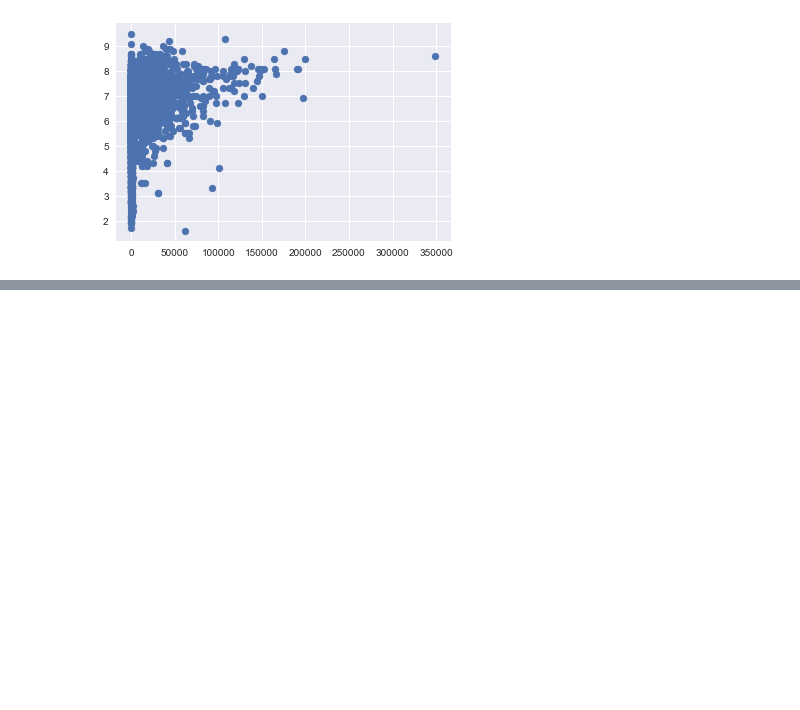
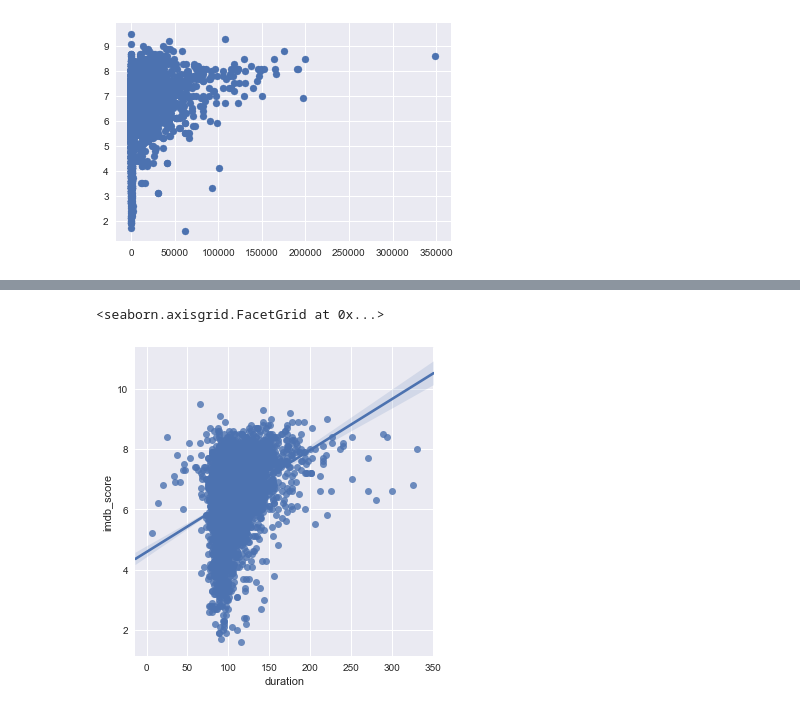
Before and after one commit to chatkausik/First-Capstone-Project, a Jupyter notebook: Capstone_1_movierecmnd_iter_1.ipynb, the cells around one changed output, grey strips where cells are left out. Saved outputs shown, nothing was run; the diff lists cells and outputs as text; code cells hidden in the pictures; blank space fills up the shorter version.

```diff
--- a/Capstone_1_movierecmnd_iter_1.ipynb
+++ b/Capstone_1_movierecmnd_iter_1.ipynb
@@ -476,0 +601,5 @@ plt.scatter(df_copy['movie_facebook_likes'], df_copy['imdb_score'] )
+# %%
+sns.lmplot(x='duration',y='imdb_score',data=df_lm)
+# %% [output]
+<seaborn.axisgrid.FacetGrid at 0x...>
+[figure, added]
```
Also changed, not shown: parts of 19 cells of this notebook.
